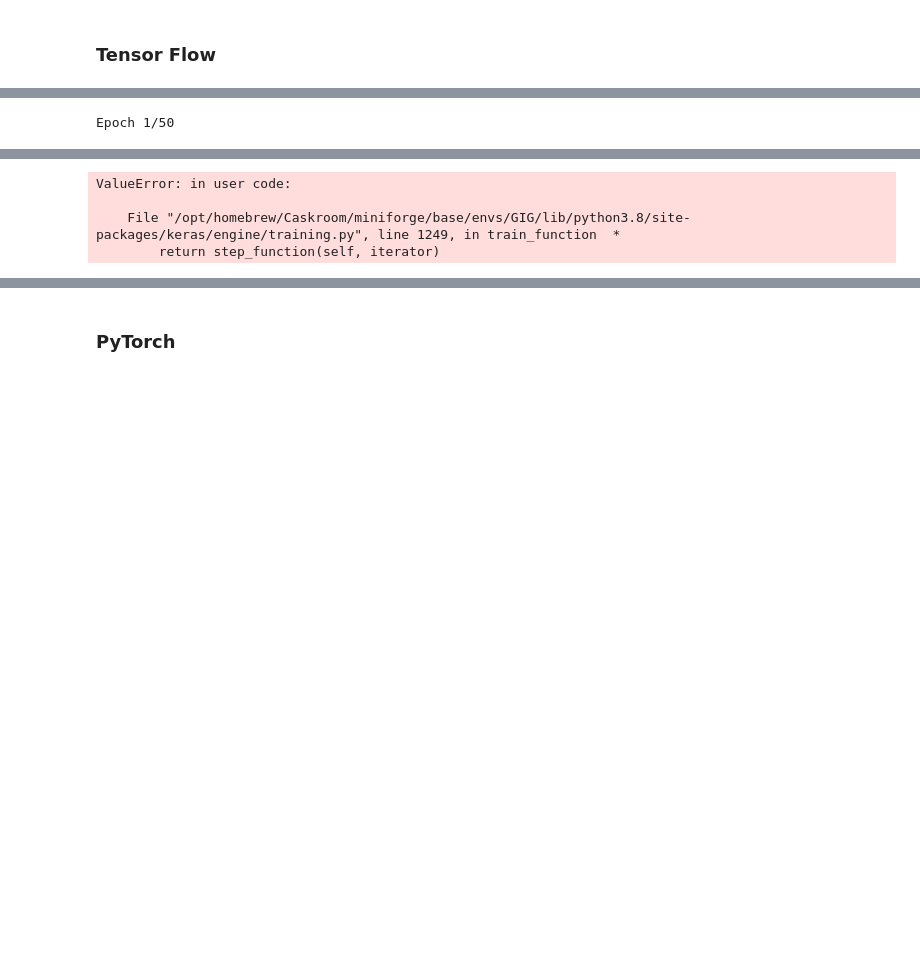
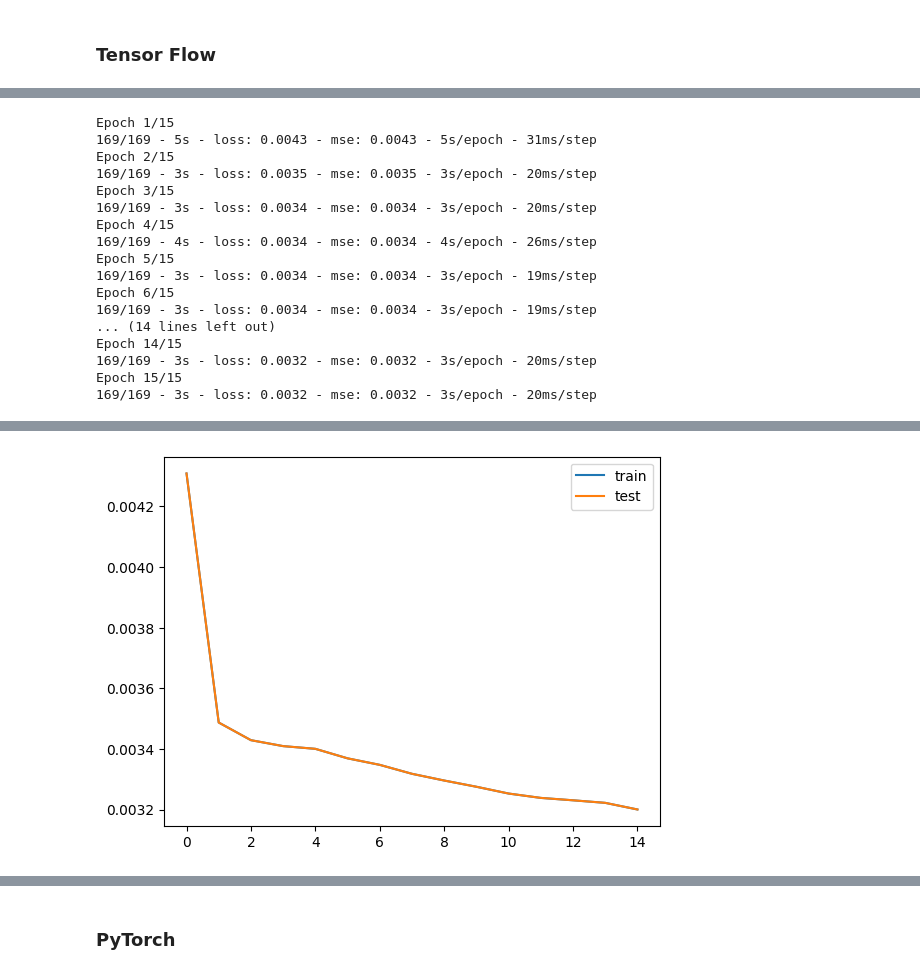
Before and after one commit to ezelanza/Transformers-for-latency-prediction, a Jupyter notebook: main.ipynb, the cells around one changed output, grey strips where cells are left out. Saved outputs shown, nothing was run; the diff lists cells and outputs as text; code cells hidden in the pictures; blank space fills up the shorter version.

```diff
--- a/main.ipynb
+++ b/main.ipynb
@@ -186,7 +234,19 @@ from sklearn.metrics import mean_squared_error
 from keras.models import Sequential
 from keras.layers import Dense,LSTM,Activation,Dropout
 import keras.callbacks
-df = pd.read_csv('Dataset/Train/train_360_window.csv',index_col="date")
-train_x=df.iloc[:,:-1].values
-train_y=df.iloc[:,-1].values
+import numpy as np
+
+# Define input sequence length and output sequence length
+input_seq_len = 100
+output_seq_len = 20
+
+# Define size of the input and output layers
+input_dim = 60
+output_dim = 1
+
+#Data set
+train_df = pd.read_csv('Dataset/Train/Train_norm_full.csv', index_col=0)
+
+# Define the number of samples to generate
+num_samples = train_df.shape[0] - input_seq_len - output_seq_len + 1
 # %%
@@ -196,14 +256,23 @@ train_x.shape[1]
+# %%
+# Create the input/output pairs for training
+train_input_seq = np.zeros((num_samples, input_seq_len, train_df.shape[1]))
+train_output_seq = np.zeros((num_samples, output_seq_len, 1))
+
+for i in range(num_samples):
+    train_input_seq[i] = train_df[i:i+input_seq_len]
+    train = train_df.iloc[i+input_seq_len:i+input_seq_len+output_seq_len,-1].values
+    train_output_seq[i] = train.reshape(-1,1)
 # %%
 
 # design network
 model_1 = Sequential()
-model_1.add(LSTM(128,return_sequences=True, input_shape=(train_x.shape[1])))
+model_1.add(LSTM(12,return_sequences=True, input_shape=(train_input_seq.shape[1], train_input_seq.shape[2])))
 model_1.add(LSTM(12))
 model_1.add(Dropout(0.3))
-model_1.add(Dense(1))
-model_1.compile(loss='mae', optimizer='adam', metrics=['mse']) #changed from ['mse']
+model_1.add(Dense(train_output_seq.shape[1]))
+model_1.compile(loss='mse', optimizer='adam', metrics=['mse']) #changed from ['mse']
 
-callback = [keras.callbacks.EarlyStopping(monitor='val_loss', patience=2)]
+callback = [keras.callbacks.EarlyStopping(monitor='mse', patience=2)]
 
 model_1.summary()
 # %% [output]
@@ -211,11 +296,27 @@ TypeError: 'int' object is not iterable
 # %%
 # fit network
-history = model_1.fit(train_x, train_y, epochs=50, batch_size=10, verbose=2, shuffle=False,callbacks=[callback])
+history = model_1.fit(train_input_seq, train_output_seq, epochs=15, batch_size=10, verbose=2, shuffle=False,callbacks=[callback])
 
 # plot history
 plt.plot(history.history['mse'], label='train')
-plt.plot(history.history['val_mse'], label='test')
+plt.plot(history.history['loss'], label='test')
 plt.legend()
 plt.show()
 # %% [output]
-Epoch 1/50
+Epoch 1/15
+169/169 - 5s - loss: 0.0043 - mse: 0.0043 - 5s/epoch - 31ms/step
+Epoch 2/15
+169/169 - 3s - loss: 0.0035 - mse: 0.0035 - 3s/epoch - 20ms/step
+Epoch 3/15
+169/169 - 3s - loss: 0.0034 - mse: 0.0034 - 3s/epoch - 20ms/step
+Epoch 4/15
+169/169 - 4s - loss: 0.0034 - mse: 0.0034 - 4s/epoch - 26ms/step
+Epoch 5/15
+169/169 - 3s - loss: 0.0034 - mse: 0.0034 - 3s/epoch - 19ms/step
+Epoch 6/15
+169/169 - 3s - loss: 0.0034 - mse: 0.0034 - 3s/epoch - 19ms/step
+... (14 lines left out)
+Epoch 14/15
+169/169 - 3s - loss: 0.0032 - mse: 0.0032 - 3s/epoch - 20ms/step
+Epoch 15/15
+169/169 - 3s - loss: 0.0032 - mse: 0.0032 - 3s/epoch - 20ms/step
@@ -223,4 +323 @@ Epoch 1/50
-ValueError: in user code:
-
-    File "/opt/homebrew/Caskroom/miniforge/base/envs/GIG/lib/python3.8/site-packages/keras/engine/training.py", line 1249, in train_function  *
-        return step_function(self, iterator)
+[figure, added]
```
Also changed, not shown: parts of 39 cells of this notebook, 20 other files.
